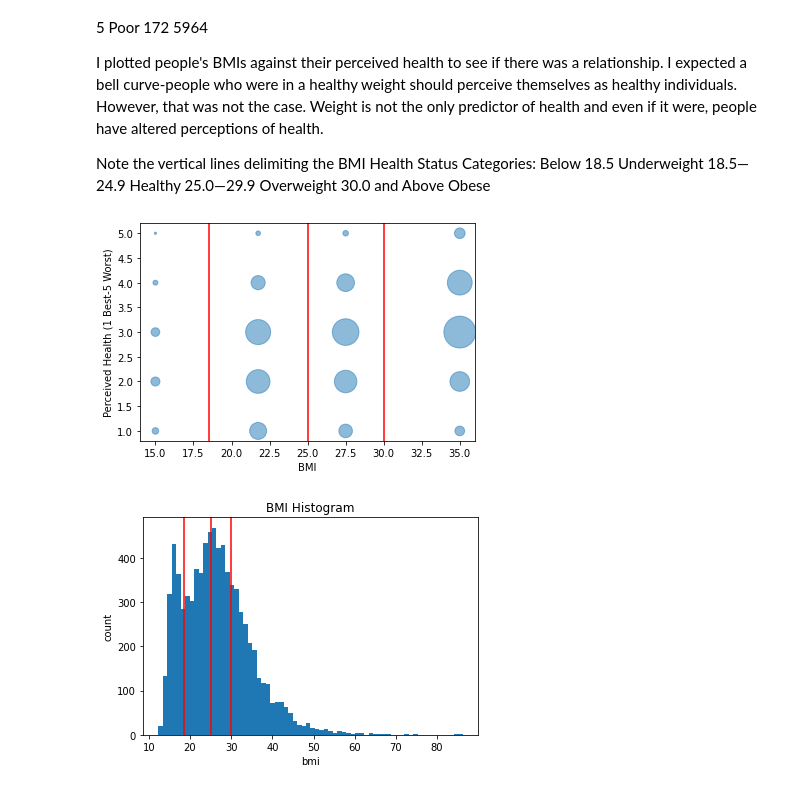
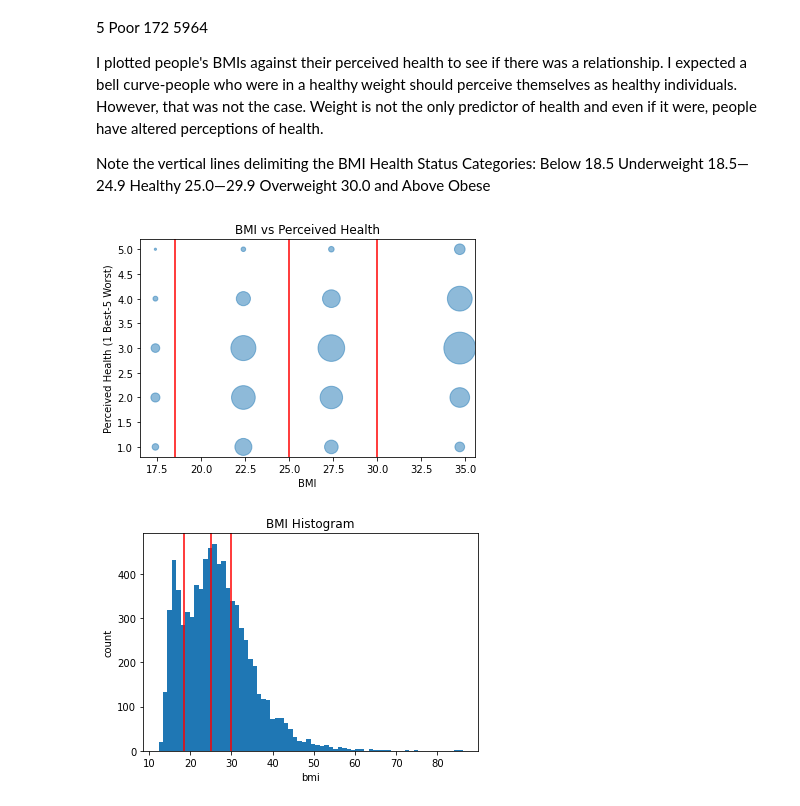
Before and after one commit to nickdlc/CSc460-Project, a Jupyter notebook: Preliminary_Analysis.ipynb, the cells around one changed output. Cells and saved outputs as stored; diff of their text form; code cells hidden in the pictures.

```diff
--- a/Preliminary_Analysis.ipynb
+++ b/Preliminary_Analysis.ipynb
@@ -224,29 +230,35 @@ Below 18.5	Underweight
 25.0—29.9	Overweight
 30.0 and Above	Obese
 # %%
+import statistics
 new_ydf = y_df[['Body Mass Index (kg/m**2)','General health condition']]
+# Clean dataset by using only rows where GHC=[1,5] and BMI not null
 new_ydf = new_ydf[new_ydf['General health condition'].isin([1.0, 2.0, 3.0, 4.0, 5.0])]
 new_ydf = new_ydf.dropna(subset=['Body Mass Index (kg/m**2)'])
 
-new_ydf['Body Mass Index (kg/m**2)'][new_ydf['Body Mass Index (kg/m**2)'] <= 18.5] = 15
-new_ydf['Body Mass Index (kg/m**2)'][(new_ydf['Body Mass Index (kg/m**2)']>18.5) & (new_ydf['Body Mass Index (kg/m**2)']<=25)] = 21.75
-new_ydf['Body Mass Index (kg/m**2)'][(new_ydf['Body Mass Index (kg/m**2)']>25) & (new_ydf['Body Mass Index (kg/m**2)']<=30)] = 27.5
-new_ydf['Body Mass Index (kg/m**2)'][new_ydf['Body Mass Index (kg/m**2)']>30] = 35
+# Replace BMI in each subgroup with their median
+new_ydf['Body Mass Index (kg/m**2)'][new_ydf['Body Mass Index (kg/m**2)'] <= 18.5] = statistics.median(new_ydf['Body Mass Index (kg/m**2)'][new_ydf['Body Mass Index (kg/m**2)'] <= 18.5])
+new_ydf['Body Mass Index (kg/m**2)'][(new_ydf['Body Mass Index (kg/m**2)']>18.5) & (new_ydf['Body Mass Index (kg/m**2)']<=25)] = statistics.median(new_ydf['Body Mass Index (kg/m**2)'][(new_ydf['Body Mass Index (kg/m**2)']>18.5) & (new_ydf['Body Mass Index (kg/m**2)']<=25)])
+new_ydf['Body Mass Index (kg/m**2)'][(new_ydf['Body Mass Index (kg/m**2)']>25) & (new_ydf['Body Mass Index (kg/m**2)']<=30)] = statistics.median(new_ydf['Body Mass Index (kg/m**2)'][(new_ydf['Body Mass Index (kg/m**2)']>25) & (new_ydf['Body Mass Index (kg/m**2)']<=30)])
+new_ydf['Body Mass Index (kg/m**2)'][new_ydf['Body Mass Index (kg/m**2)']>30] = statistics.median(new_ydf['Body Mass Index (kg/m**2)'][new_ydf['Body Mass Index (kg/m**2)']>30])
+# Get the count of people in each BMI subgroup and adds it as a column. Then, remove duplicates
 new_ydf=new_ydf.value_counts().to_frame().reset_index()
 new_ydf=new_ydf.drop_duplicates()
 
+
 new_bmi = new_ydf['Body Mass Index (kg/m**2)']
 new_ghc = new_ydf['General health condition']
-
 plt.scatter(new_bmi, new_ghc, alpha=0.5, s=new_ydf[0])
 plt.axvline(x=18.5, color = 'red')
 plt.axvline(x=25, color = 'red')
 plt.axvline(x=30, color = 'red')
 plt.xlabel("BMI")
 plt.ylabel("Perceived Health (1 Best-5 Worst)")
+plt.title("BMI vs Perceived Health")
+plt.savefig('fig/bmi_ghc.png', dpi=600)
 plt.show()
 # %% [output]
-[figure, old version]
+[figure, new version]
 # %%
 a = np.hstack(y_df['Body Mass Index (kg/m**2)'])
 _ = plt.hist(a, bins='auto')  # arguments are passed to np.histogram
```
Also changed, not shown: parts of 17 cells of this notebook, 7 other files.
